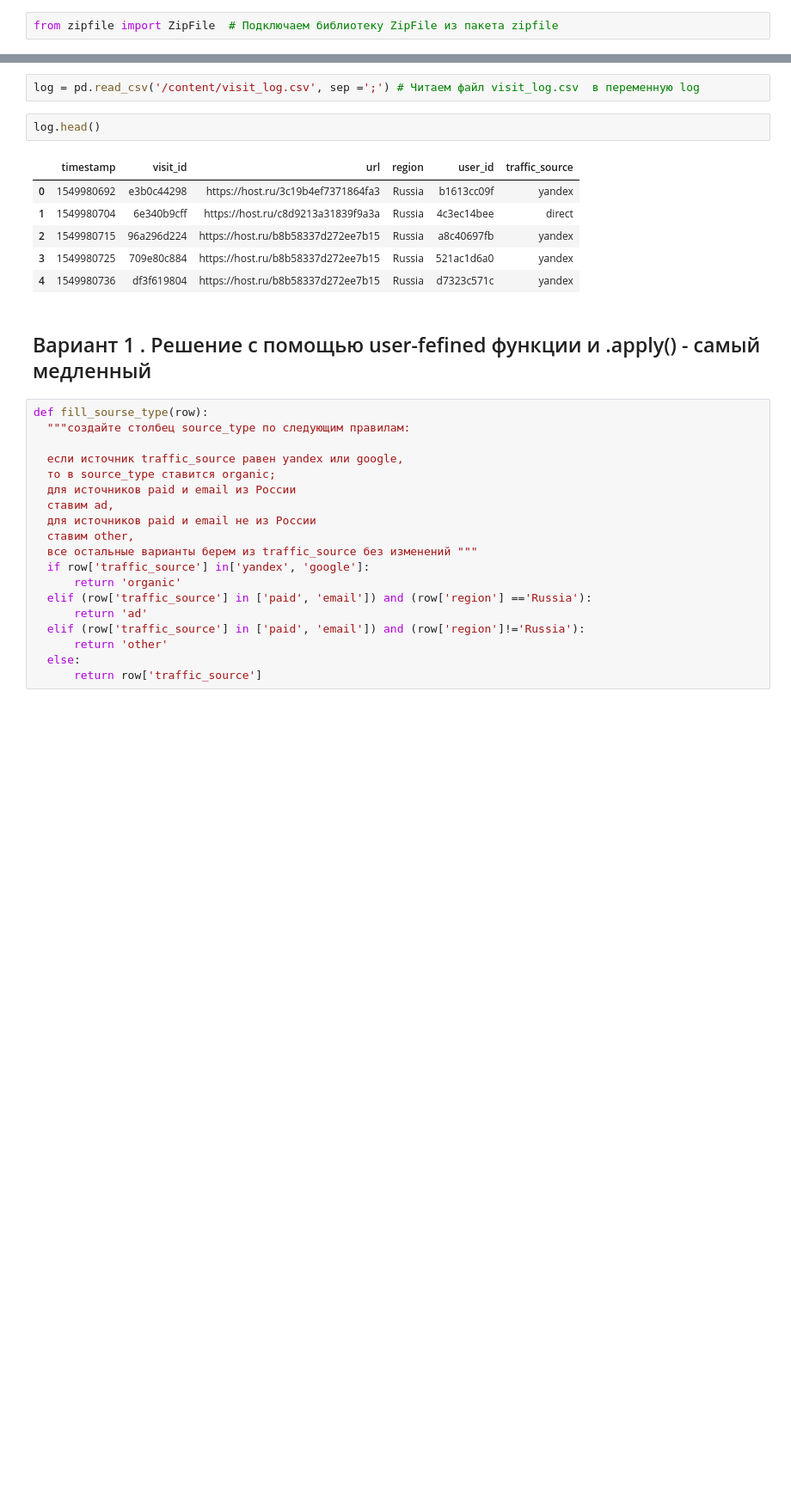
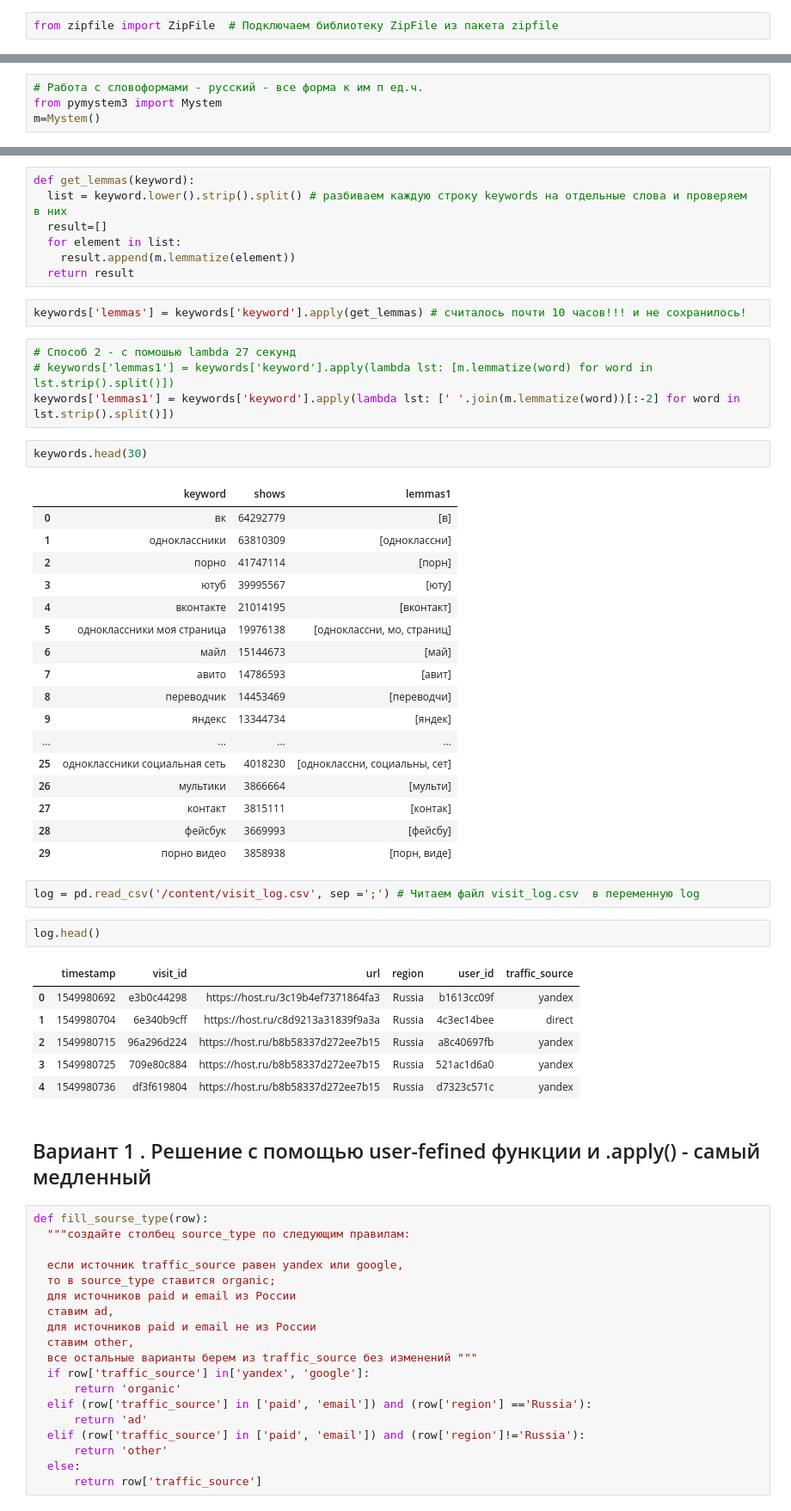
Before and after one commit to solobala/numpy36, a Jupyter notebook: Balakina_numpy36_Dz4.ipynb, the cells around one changed output, grey strips where cells are left out. Shown at 86% size. Saved outputs shown, nothing was run; the diff lists cells and outputs as text; blank space fills up the shorter version.

```diff
--- a/Balakina_numpy36_Dz4.ipynb
+++ b/Balakina_numpy36_Dz4.ipynb
@@ -33,0 +67,4 @@ with ZipFile('%D0%B4%D0%BE%D0%BF_%D0%BC%D0%B0%D1%82%D0%B5%D1%80%D0%B8%D0%B0%D0%B
+# %%
+# Работа с словоформами - русский - все форма к им п ед.ч.
+from pymystem3 import Mystem
+m=Mystem()
@@ -34,3 +73,36 @@ with ZipFile('%D0%B4%D0%BE%D0%BF_%D0%BC%D0%B0%D1%82%D0%B5%D1%80%D0%B8%D0%B0%D0%B
+# %%
+def get_lemmas(keyword):
+  list = keyword.lower().strip().split() # разбиваем каждую строку keywords на отдельные слова и проверяем  в них
+  result=[]
+  for element in list:
+    result.append(m.lemmatize(element))
+  return result
+# %%
+keywords['lemmas'] = keywords['keyword'].apply(get_lemmas) # считалось почти 10 часов!!! и не сохранилось!
+# %%
+# Способ 2 - с помошью lambda 27 секунд
+# keywords['lemmas1'] = keywords['keyword'].apply(lambda lst: [m.lemmatize(word) for word in lst.strip().split()])
+keywords['lemmas1'] = keywords['keyword'].apply(lambda lst: [' '.join(m.lemmatize(word))[:-2] for word in lst.strip().split()])
+# %%
+keywords.head(30)
+# %% [output]
+|  | keyword | shows | lemmas1 |
+| 0 | вк | 64292779 | [в] |
+| 1 | одноклассники | 63810309 | [одноклассни] |
+| 2 | порно | 41747114 | [порн] |
+| 3 | ютуб | 39995567 | [юту] |
+| 4 | вконтакте | 21014195 | [вконтакт] |
+| 5 | одноклассники моя страница | 19976138 | [одноклассни, мо, страниц] |
+| 6 | майл | 15144673 | [май] |
+| 7 | авито | 14786593 | [авит] |
+| 8 | переводчик | 14453469 | [переводчи] |
+| 9 | яндекс | 13344734 | [яндек] |
+| ... | ... | ... | ... |
+| 25 | одноклассники социальная сеть | 4018230 | [одноклассни, социальны, сет] |
+| 26 | мультики | 3866664 | [мульти] |
+| 27 | контакт | 3815111 | [контак] |
+| 28 | фейсбук | 3669993 | [фейсбу] |
+| 29 | порно видео | 3858938 | [порн, виде] |
 # %%
 log = pd.read_csv('/content/visit_log.csv', sep =';') # Читаем файл visit_log.csv  в переменную log
 # %%
```
Also changed, not shown: parts of 14 cells of this notebook.
